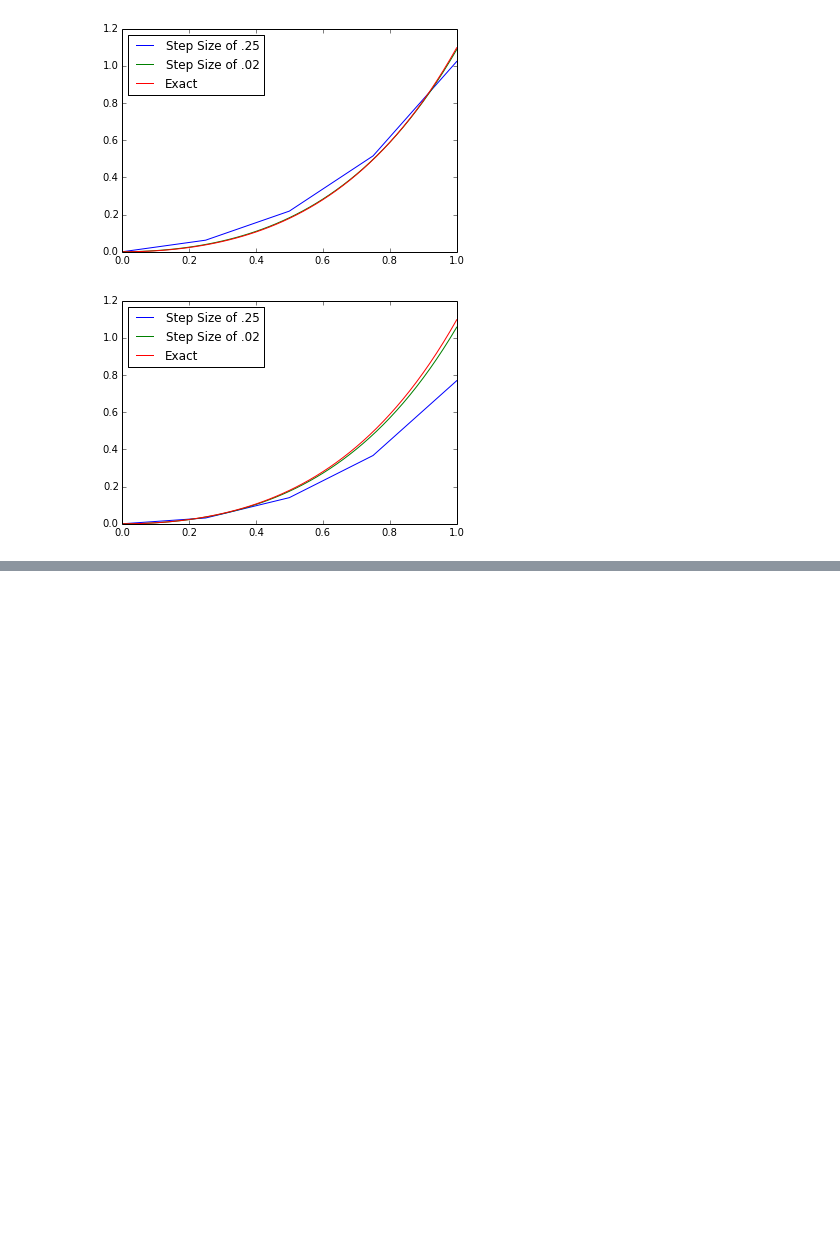
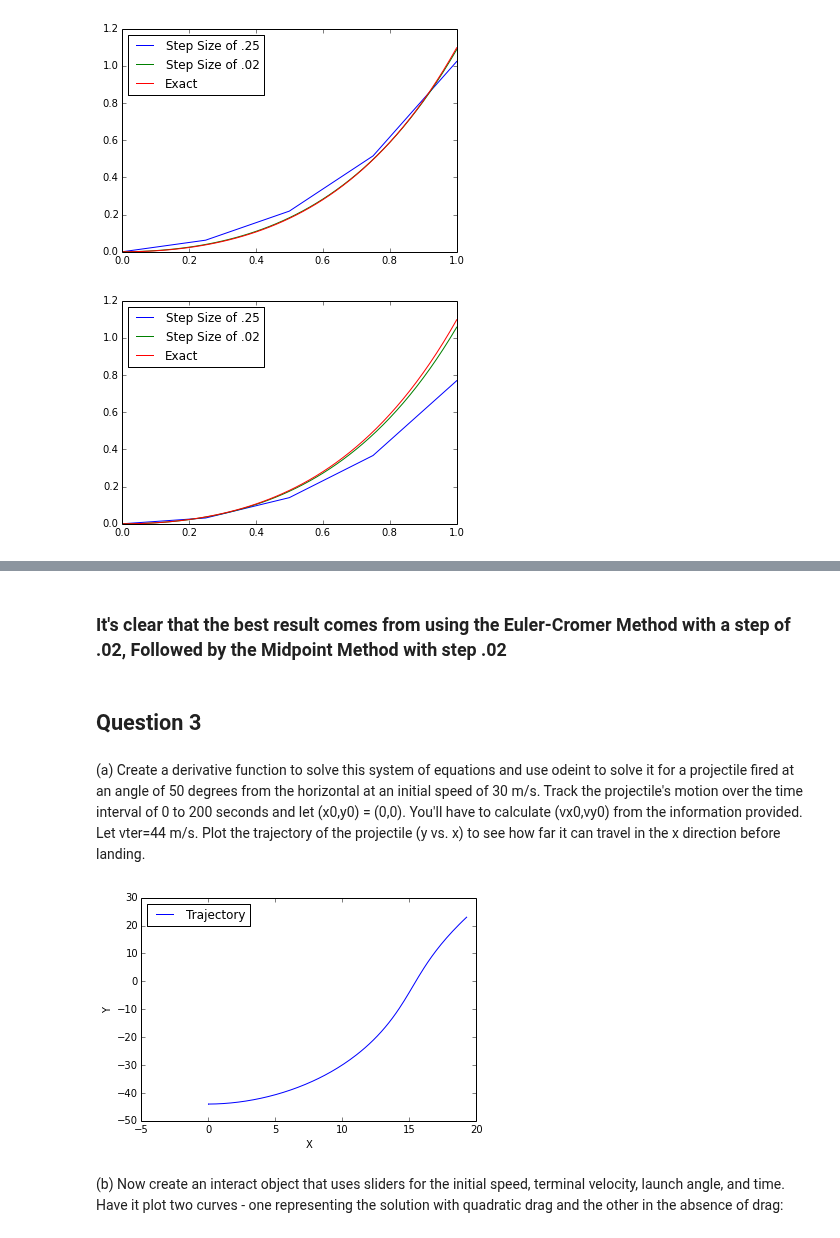
Before and after one commit to jpizagui/PHYS202-S14, a Jupyter notebook: SciPy/ODEExercises.ipynb, the cells around one changed output, grey strips where cells are left out. Cells and saved outputs as stored; diff of their text form; code cells hidden in the pictures; blank space fills up the shorter version.

```diff
--- a/SciPy/ODEExercises.ipynb
+++ b/SciPy/ODEExercises.ipynb
@@ -234,0 +260,42 @@ plt.show()
+# %% [markdown]
+### It's clear that the best result comes from using the Euler-Cromer Method with a step of .02, Followed by the Midpoint Method with step .02
+# %% [markdown]
+## Question 3
+# %% [markdown]
+(a) Create a derivative function to solve this system of equations and use odeint to solve it for a projectile fired at an angle of 50 degrees from the horizontal at an initial speed of 30 m/s. Track the projectile's motion over the time interval of 0 to 200 seconds and let (x0,y0) = (0,0). You'll have to calculate (vx0,vy0) from the information provided. Let vter=44 m/s. Plot the trajectory of the projectile (y vs. x) to see how far it can travel in the x direction before landing.
+# %%
+def PPderiv(y,t):
+
+    g = 9.8
+    m = 1 #kg
+    Vx = y[0]
+    Vy = y[1]
+    Vterr = 44
+
+    dVxdt = (-g/m)*((Vx/(Vterr)**2)*np.sqrt(((Vx)**2+(Vy)**2)))
+    dVydt = (-g/m)*(1+(Vy/(Vterr)**2)*np.sqrt((Vx)**2+(Vy)**2))
+    return np.array([ dVxdt, dVydt ])
+# %%
+#50 year span
+t = np.arange(0.,200.+0.1,0.1)
+
+#initial conditions
+Vx0 = 19.28
+Vy0 = 22.98
+
+#pass the function deriv to the solver with initial values and integration variable
+result = odeint(PPderiv,np.array([Vx0,Vy0]),t)
+
+X = result[:,0]
+Y = result[:,1]
+
+plt.plot(X,Y,label="Trajectory")
+plt.xlabel("X")
+plt.ylabel("Y")
+plt.legend(loc="best")
+plt.show()
+# %% [output]
+[figure, added]
+# %% [markdown]
+
+(b) Now create an interact object that uses sliders for the initial speed, terminal velocity, launch angle, and time. Have it plot two curves - one representing the solution with quadratic drag and the other in the absence of drag:
```
Also changed, not shown: parts of 4 cells of this notebook, 1 other file.
